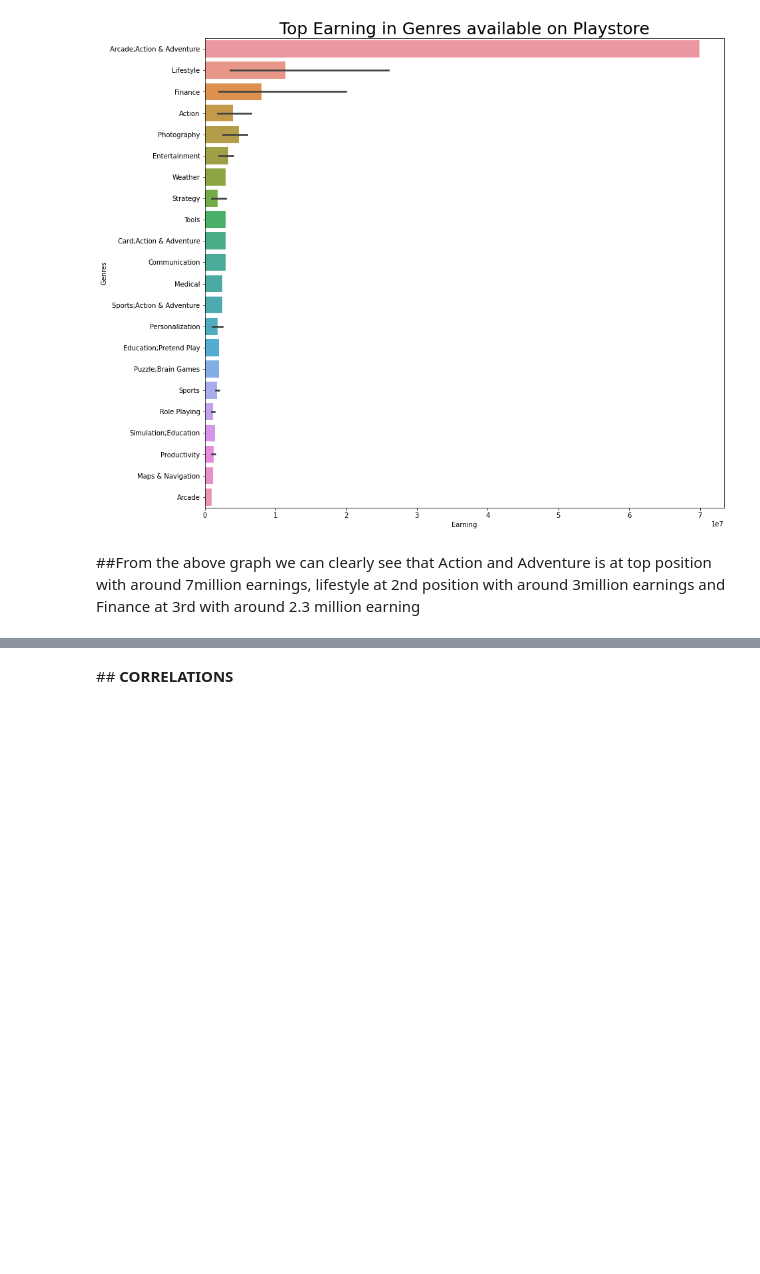
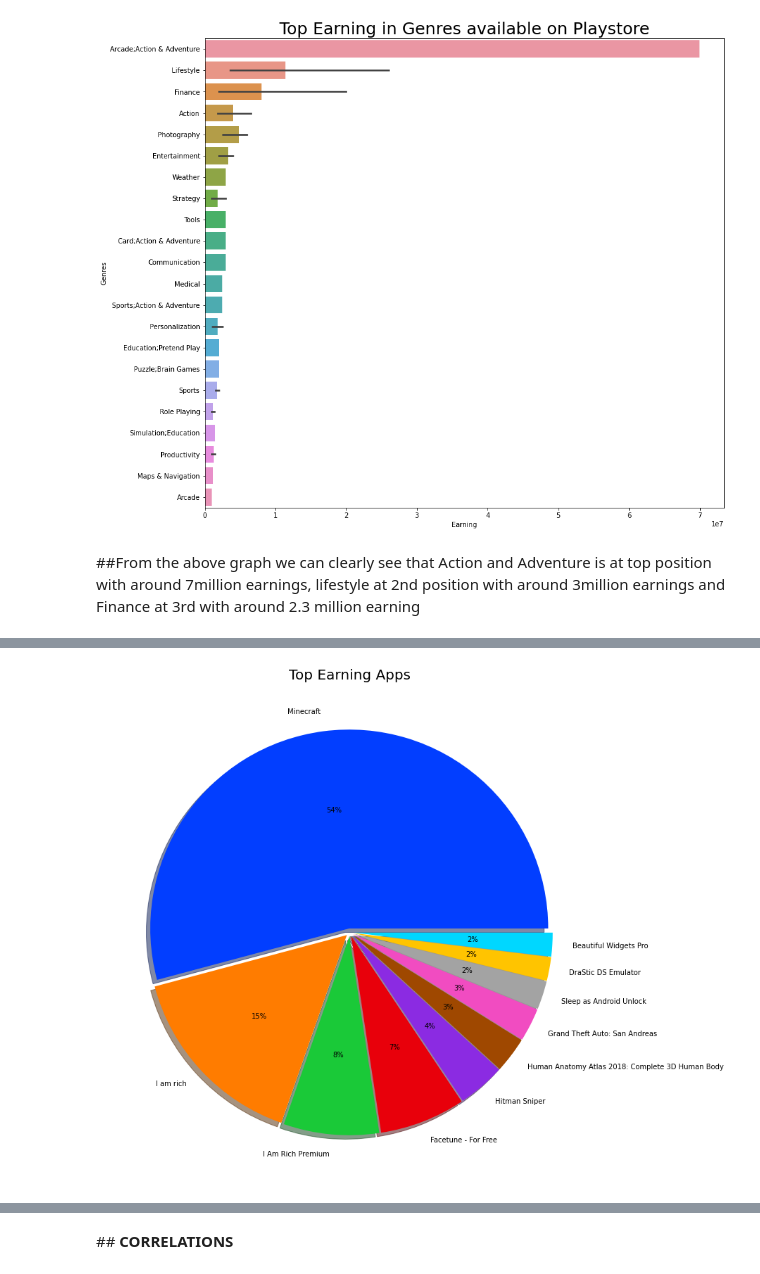
Before and after one commit to MANISH-KUMAR-CODES/Playstore-analysis-capstone-project-1, a Jupyter notebook: Play_Store_App_Review_Analysis_Capstone_Project.ipynb, the cells around one changed output, grey strips where cells are left out. Drawn from its saved outputs; the diff is of its cells as text; code cells hidden in the pictures; blank space fills up the shorter version.

```diff
--- a/Play_Store_App_Review_Analysis_Capstone_Project.ipynb
+++ b/Play_Store_App_Review_Analysis_Capstone_Project.ipynb
@@ -822,0 +827,4 @@ Text(0.5, 1.0, 'Top Earning in Genres available on Playstore')
+# %%
+# using groupby
+topearning_app =  df1.groupby('App')[['Earning']].sum().sort_values(by='Earning', ascending=False).head(10)
+topearning_app
@@ -822,0 +844,9 @@ Text(0.5, 1.0, 'Top Earning in Genres available on Playstore')
+# %%
+plt.figure(figsize=(14,13))                                        #setting fig size
+plt.title('Top Earning Apps',size = 20)                              # giving title name
+explode = [0.02,0.02,0.02,0.02,0.02,0.02,0.02,0.02,0.02,0.02]
+colors = sns.color_palette('bright')                               # Seaborn color palette to plot pie chart
+plt.pie(topearning_app.Earning, labels=topearning_app.index, colors=colors,autopct='%.0f%%',explode = explode,shadow = True)
+plt.show()
+# %% [output]
+[figure, added]
```
Also changed, not shown: parts of 7 cells of this notebook.
